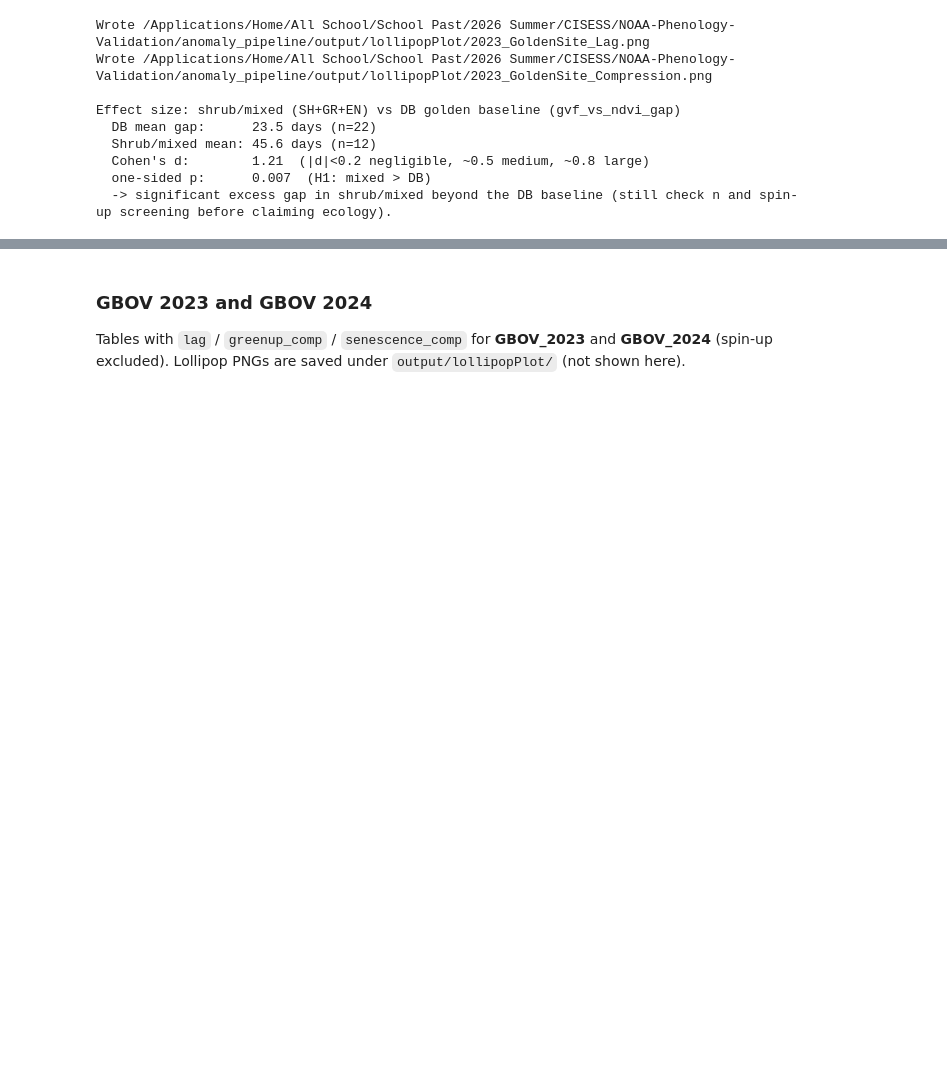
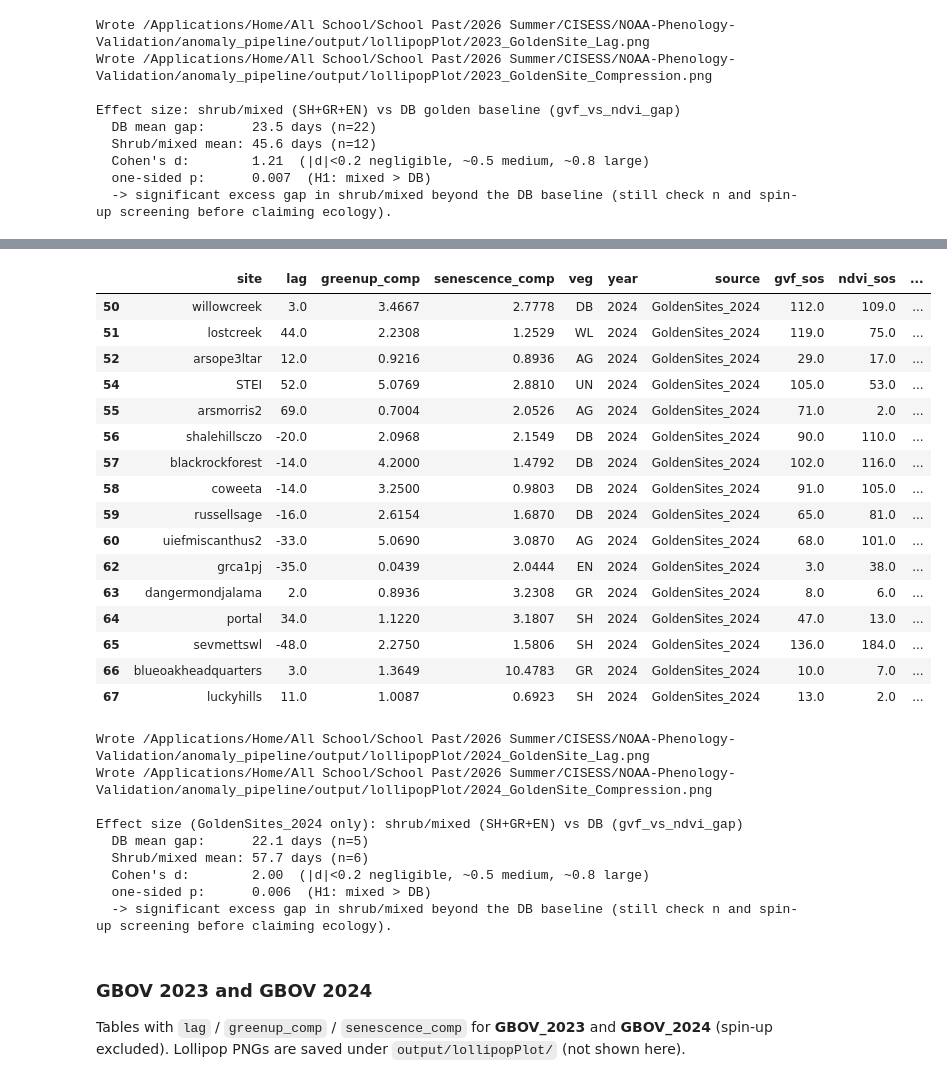
Before and after one commit to Kathy331/NOAA-Phenology-Validation, a Jupyter notebook: anomaly_pipeline/anomaly_check.ipynb, the cells around one changed output, grey strips where cells are left out. Drawn from its saved outputs; the diff is of its cells as text; code cells hidden in the pictures; blank space fills up the shorter version.

```diff
--- a/anomaly_pipeline/anomaly_check.ipynb
+++ b/anomaly_pipeline/anomaly_check.ipynb
@@ -430,0 +438,51 @@ Effect size: shrub/mixed (SH+GR+EN) vs DB golden baseline (gvf_vs_ndvi_gap)
+# %%
+# --- GoldenSites 2024 (requires plot helpers from the GoldenSites 2023 cell) ---
+csv_gs24 = collect_folder("GoldenSites_2024", INPUT_DIR, ANOMALY_DIR)
+print(csv_gs24, "|", len(load_table(csv_gs24)), "rows")
+
+# refresh pool so this year is included alongside other *_scores.csv
+all_scores = load_all_scores(ANOMALY_DIR)
+all_scores["spin_up"] = all_scores["gvf_sos"].eq(1.0)
+clean = all_scores.loc[~all_scores["spin_up"]].copy()
+print(
+    f"rows={len(all_scores)} | spin-up={int(all_scores['spin_up'].sum())} | "
+    f"clean={len(clean)} | sources={sorted(all_scores['source'].unique())}"
+)
+
+gs24 = clean.loc[clean["source"].eq("GoldenSites_2024")].copy()
+print(f"\nGoldenSites_2024 clean n={len(gs24)}:")
+if gs24.empty:
+    print("No clean (non-spin-up) rows for GoldenSites_2024; skip plots/tests.")
+else:
+    display(gs24[show_cols])
+
+    lag_png = ANOMALY_DIR / "lollipopPlot" / "2024_GoldenSite_Lag.png"
+    comp_png = ANOMALY_DIR / "lollipopPlot" / "2024_GoldenSite_Compression.png"
+    plot_lag_ranked_by_veg(gs24, lag_png, "2024 GoldenSites", show=False)
+    plot_compression_ranked_by_veg(gs24, comp_png, "2024 GoldenSites", show=False)
+
+    # effect size within GoldenSites_2024 only
+    db_gap = gs24.loc[gs24["veg"].eq("DB"), "gvf_vs_ndvi_gap"].dropna()
+    mixed_gap = gs24.loc[gs24["veg"].isin(["SH", "GR", "EN"]), "gvf_vs_ndvi_gap"].dropna()
+
+    d = cohens_d(db_gap, mixed_gap)
+    tt = stats.ttest_ind(mixed_gap, db_gap, equal_var=False, alternative="greater")
+
+    print("\nEffect size (GoldenSites_2024 only): shrub/mixed (SH+GR+EN) vs DB (gvf_vs_ndvi_gap)")
+    print(f"  DB mean gap:      {db_gap.mean():.1f} days (n={len(db_gap)})")
+    print(f"  Shrub/mixed mean: {mixed_gap.mean():.1f} days (n={len(mixed_gap)})")
+    print(f"  Cohen's d:        {d:.2f}  (|d|<0.2 negligible, ~0.5 medium, ~0.8 large)")
+    print(f"  one-sided p:      {tt.pvalue:.3f}  (H1: mixed > DB)")
+    if len(db_gap) < 2 or len(mixed_gap) < 2:
+        print("  -> too few sites in one group for a stable test; treat descriptively.")
+    elif tt.pvalue >= 0.05:
+        print(
+            "  -> not significant: after dropping spin-up, shrub/mixed does not show a "
+            "detectable excess lag over DB (underpowered if n_mixed is small)."
+        )
+    else:
+        print(
+            "  -> significant excess gap in shrub/mixed beyond the DB baseline "
+            "(still check n and spin-up screening before claiming ecology)."
+        )
+# %% [output]
@@ -431,3 +506,29 @@ Effect size: shrub/mixed (SH+GR+EN) vs DB golden baseline (gvf_vs_ndvi_gap)
+|  | site | lag | greenup_comp | senescence_comp | veg | year | source | gvf_sos | ndvi_sos | ... |
+| 50 | willowcreek | 3.0 | 3.4667 | 2.7778 | DB | 2024 | GoldenSites_2024 | 112.0 | 109.0 | ... |
+| 51 | lostcreek | 44.0 | 2.2308 | 1.2529 | WL | 2024 | GoldenSites_2024 | 119.0 | 75.0 | ... |
+| 52 | arsope3ltar | 12.0 | 0.9216 | 0.8936 | AG | 2024 | GoldenSites_2024 | 29.0 | 17.0 | ... |
+| 54 | STEI | 52.0 | 5.0769 | 2.8810 | UN | 2024 | GoldenSites_2024 | 105.0 | 53.0 | ... |
+| 55 | arsmorris2 | 69.0 | 0.7004 | 2.0526 | AG | 2024 | GoldenSites_2024 | 71.0 | 2.0 | ... |
+| 56 | shalehillsczo | -20.0 | 2.0968 | 2.1549 | DB | 2024 | GoldenSites_2024 | 90.0 | 110.0 | ... |
+| 57 | blackrockforest | -14.0 | 4.2000 | 1.4792 | DB | 2024 | GoldenSites_2024 | 102.0 | 116.0 | ... |
+| 58 | coweeta | -14.0 | 3.2500 | 0.9803 | DB | 2024 | GoldenSites_2024 | 91.0 | 105.0 | ... |
+| 59 | russellsage | -16.0 | 2.6154 | 1.6870 | DB | 2024 | GoldenSites_2024 | 65.0 | 81.0 | ... |
+| 60 | uiefmiscanthus2 | -33.0 | 5.0690 | 3.0870 | AG | 2024 | GoldenSites_2024 | 68.0 | 101.0 | ... |
+| 62 | grca1pj | -35.0 | 0.0439 | 2.0444 | EN | 2024 | GoldenSites_2024 | 3.0 | 38.0 | ... |
+| 63 | dangermondjalama | 2.0 | 0.8936 | 3.2308 | GR | 2024 | GoldenSites_2024 | 8.0 | 6.0 | ... |
+| 64 | portal | 34.0 | 1.1220 | 3.1807 | SH | 2024 | GoldenSites_2024 | 47.0 | 13.0 | ... |
+| 65 | sevmettswl | -48.0 | 2.2750 | 1.5806 | SH | 2024 | GoldenSites_2024 | 136.0 | 184.0 | ... |
+| 66 | blueoakheadquarters | 3.0 | 1.3649 | 10.4783 | GR | 2024 | GoldenSites_2024 | 10.0 | 7.0 | ... |
+| 67 | luckyhills | 11.0 | 1.0087 | 0.6923 | SH | 2024 | GoldenSites_2024 | 13.0 | 2.0 | ... |
+Wrote /Applications/Home/All School/School Past/2026 Summer/CISESS/NOAA-Phenology-Validation/anomaly_pipeline/output/lollipopPlot/2024_GoldenSite_Lag.png
+Wrote /Applications/Home/All School/School Past/2026 Summer/CISESS/NOAA-Phenology-Validation/anomaly_pipeline/output/lollipopPlot/2024_GoldenSite_Compression.png
+
+Effect size (GoldenSites_2024 only): shrub/mixed (SH+GR+EN) vs DB (gvf_vs_ndvi_gap)
+  DB mean gap:      22.1 days (n=5)
+  Shrub/mixed mean: 57.7 days (n=6)
+  Cohen's d:        2.00  (|d|<0.2 negligible, ~0.5 medium, ~0.8 large)
+  one-sided p:      0.006  (H1: mixed > DB)
+  -> significant excess gap in shrub/mixed beyond the DB baseline (still check n and spin-up screening before claiming ecology).
 # %% [markdown]
 ### GBOV 2023 and GBOV 2024
 
```
Also changed, not shown: parts of 5 cells of this notebook, 45 other files.
